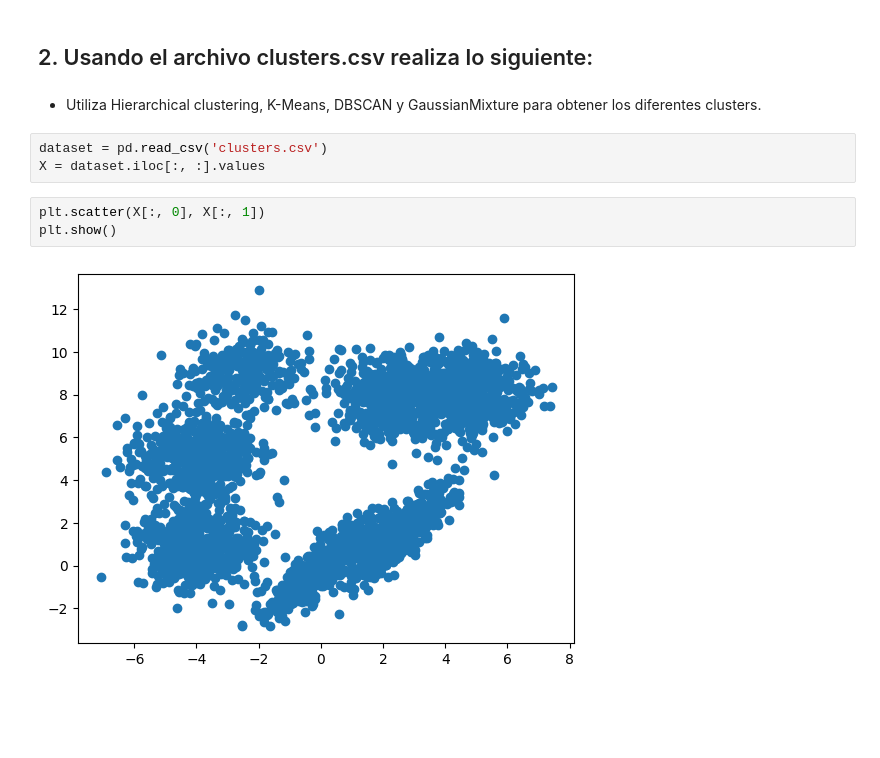
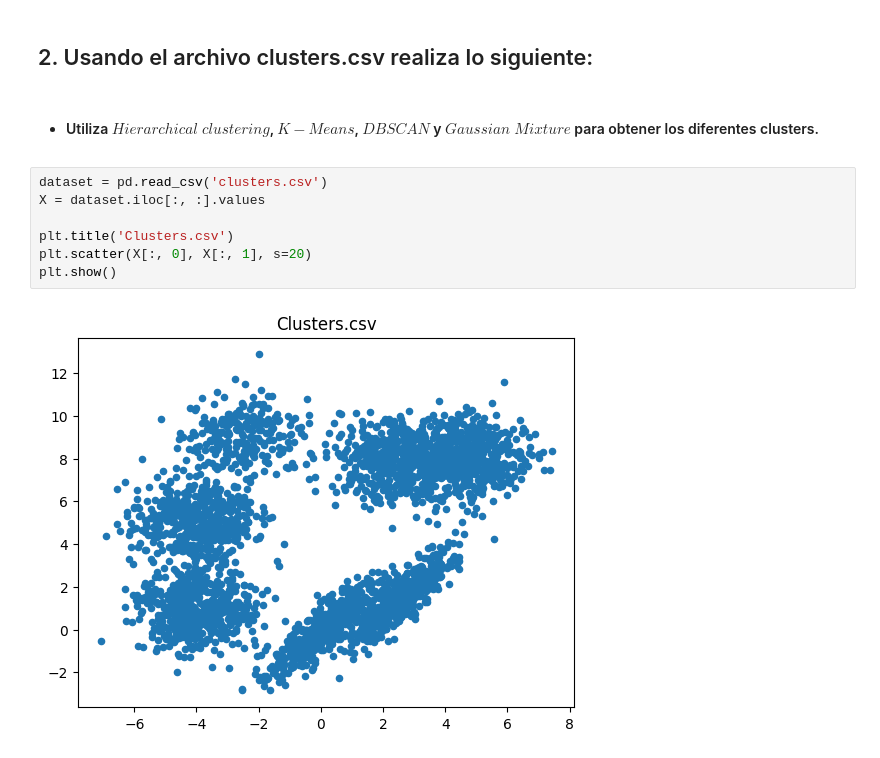
Before and after one commit to ContrarioMotu/Reconocimiento-de-Patrones-y-Aprendizaje-Automatizado, a Jupyter notebook: Practica7/Practica7.ipynb, the cells around one changed output. Saved outputs shown, nothing was run; the diff lists cells and outputs as text; blank space fills up the shorter version.

```diff
--- a/Practica7/Practica7.ipynb
+++ b/Practica7/Practica7.ipynb
@@ -64,13 +64,13 @@ array([1, 1, 1, 1, 0, 1, 1, 1, 1, 1, 1, 1, 1, 1, 1, 1, 1, 1, 1, 0, 0, 0,
 # %% [markdown]
 ## 2. Usando el archivo clusters.csv realiza lo siguiente:
 # %% [markdown]
-* Utiliza Hierarchical clustering, K-Means, DBSCAN y GaussianMixture para obtener los diferentes
-clusters.
+* #### Utiliza $Hierarchical\; clustering$, $K-Means$, $DBSCAN$ y $Gaussian\; Mixture$ para obtener los diferentes clusters.
 # %%
 dataset = pd.read_csv('clusters.csv')
 X = dataset.iloc[:, :].values
+
+plt.title('Clusters.csv')
+plt.scatter(X[:, 0], X[:, 1], s=20)
+plt.show()
+# %% [output]
+[figure, added]
-# %%
-plt.scatter(X[:, 0], X[:, 1])
-plt.show()
-# %% [output]
-[figure, removed]
```
Also changed, not shown: parts of 19 cells of this notebook.
